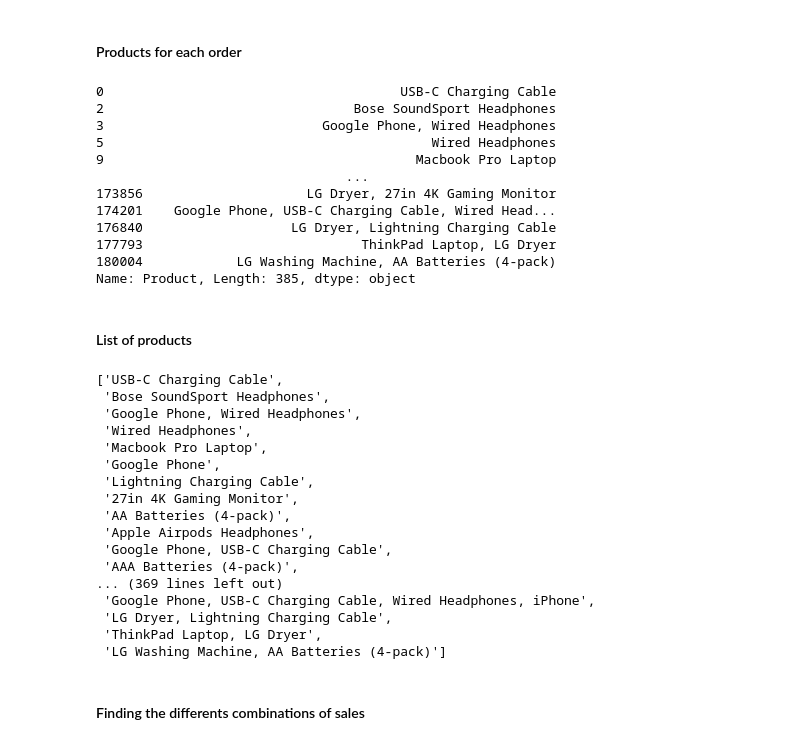
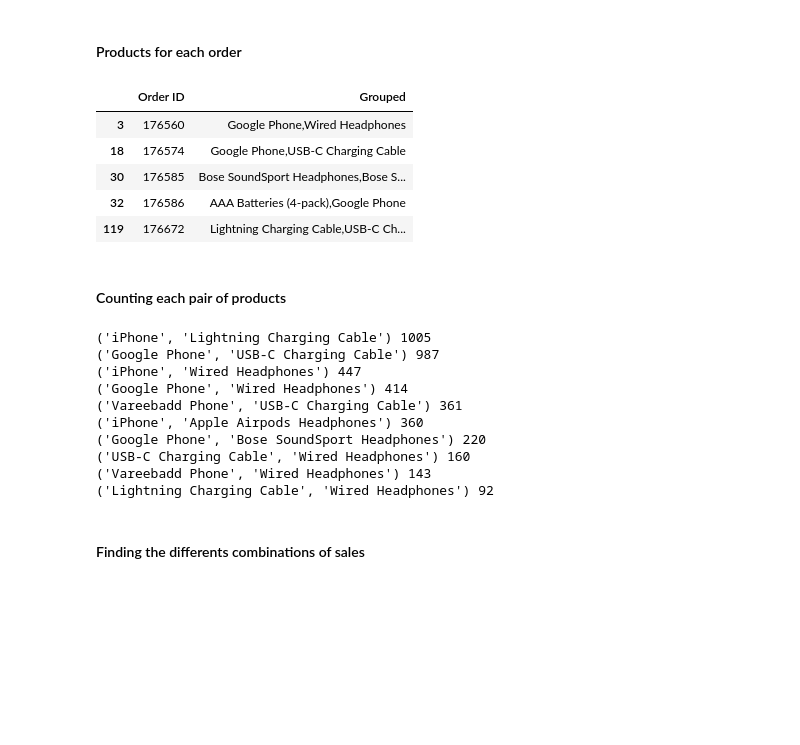
Before and after one commit to cocimano/-ProjectsAndPractice-, a Jupyter notebook: Projects-Data Science/Sales Data/Pandas-Data-Science-Tasks-master/SalesAnalysis/MyAnalysis.ipynb, the cells around one changed output. Drawn from its saved outputs; the diff is of its cells as text; code cells hidden in the pictures; blank space fills up the shorter version.

```diff
--- a/Projects-Data Science/Sales Data/Pandas-Data-Science-Tasks-master/SalesAnalysis/MyAnalysis.ipynb
+++ b/Projects-Data Science/Sales Data/Pandas-Data-Science-Tasks-master/SalesAnalysis/MyAnalysis.ipynb
@@ -221,49 +220,48 @@ all_data.head()
 # %% [markdown]
 #### Products for each order
 # %%
-group_orders = all_data.groupby('Order ID')
-product_group = group_orders['Product'].transform(lambda x: ', '.join(x)) #transform() returns a DataFrame with the same index as the original DataFrame
-product_group = product_group.drop_duplicates() #drop_duplicates() returns a DataFrame with duplicate rows removed
-product_group
+# group_orders = all_data.groupby('Order ID')
+# product_group = group_orders['Product'].transform(lambda x: ', '.join(x)) #transform() returns a DataFrame with the same index as the original DataFrame
+# product_group = product_group.drop_duplicates() #drop_duplicates() returns a DataFrame with duplicate rows removed
+# product_group
+# Select rows where 'Order ID' is duplicated and create a copy
+df = all_data[all_data['Order ID'].duplicated(keep=False)].copy()
+
+# Group by 'Order ID' and join 'Product' values in each group
+df.loc[:, 'Grouped'] = df.groupby('Order ID')['Product'].transform(lambda x: ','.join(x))
+
+# Create a new DataFrame with only 'Order ID' and 'Grouped' columns and remove duplicates
+df2 = df[['Order ID', 'Grouped']].drop_duplicates()
+
+df2.head()
 # %% [output]
-0                                      USB-C Charging Cable
-2                                Bose SoundSport Headphones
-3                            Google Phone, Wired Headphones
-5                                          Wired Headphones
-9                                        Macbook Pro Laptop
-                                ...
-173856                     LG Dryer, 27in 4K Gaming Monitor
-174201    Google Phone, USB-C Charging Cable, Wired Head...
-176840                   LG Dryer, Lightning Charging Cable
-177793                            ThinkPad Laptop, LG Dryer
-180004            LG Washing Machine, AA Batteries (4-pack)
-Name: Product, Length: 385, dtype: object
+|  | Order ID | Grouped |
+| 3 | 176560 | Google Phone,Wired Headphones |
+| 18 | 176574 | Google Phone,USB-C Charging Cable |
+| 30 | 176585 | Bose SoundSport Headphones,Bose S... |
+| 32 | 176586 | AAA Batteries (4-pack),Google Phone |
+| 119 | 176672 | Lightning Charging Cable,USB-C Ch... |
 # %% [markdown]
-#### List of products
+#### Counting each pair of products
 # %%
-list_of_products = []
+count = Counter()
 
-for i in product_group:
-    list_of_products.append(i)
+for row in df2['Grouped']:
+    row_list = row.split(',')
+    count.update(Counter(combinations(row_list, 2)))
 
-list_of_products
+for key,value in count.most_common(10):
+    print(key, value)
 # %% [output]
-['USB-C Charging Cable',
- 'Bose SoundSport Headphones',
- 'Google Phone, Wired Headphones',
- 'Wired Headphones',
- 'Macbook Pro Laptop',
- 'Google Phone',
- 'Lightning Charging Cable',
- '27in 4K Gaming Monitor',
- 'AA Batteries (4-pack)',
- 'Apple Airpods Headphones',
- 'Google Phone, USB-C Charging Cable',
- 'AAA Batteries (4-pack)',
-... (369 lines left out)
- 'Google Phone, USB-C Charging Cable, Wired Headphones, iPhone',
- 'LG Dryer, Lightning Charging Cable',
- 'ThinkPad Laptop, LG Dryer',
- 'LG Washing Machine, AA Batteries (4-pack)']
+('iPhone', 'Lightning Charging Cable') 1005
+('Google Phone', 'USB-C Charging Cable') 987
+('iPhone', 'Wired Headphones') 447
+('Google Phone', 'Wired Headphones') 414
+('Vareebadd Phone', 'USB-C Charging Cable') 361
+('iPhone', 'Apple Airpods Headphones') 360
+('Google Phone', 'Bose SoundSport Headphones') 220
+('USB-C Charging Cable', 'Wired Headphones') 160
+('Vareebadd Phone', 'Wired Headphones') 143
+('Lightning Charging Cable', 'Wired Headphones') 92
 # %% [markdown]
 #### Finding the differents combinations of sales
```
Also changed, not shown: parts of 19 cells of this notebook.
